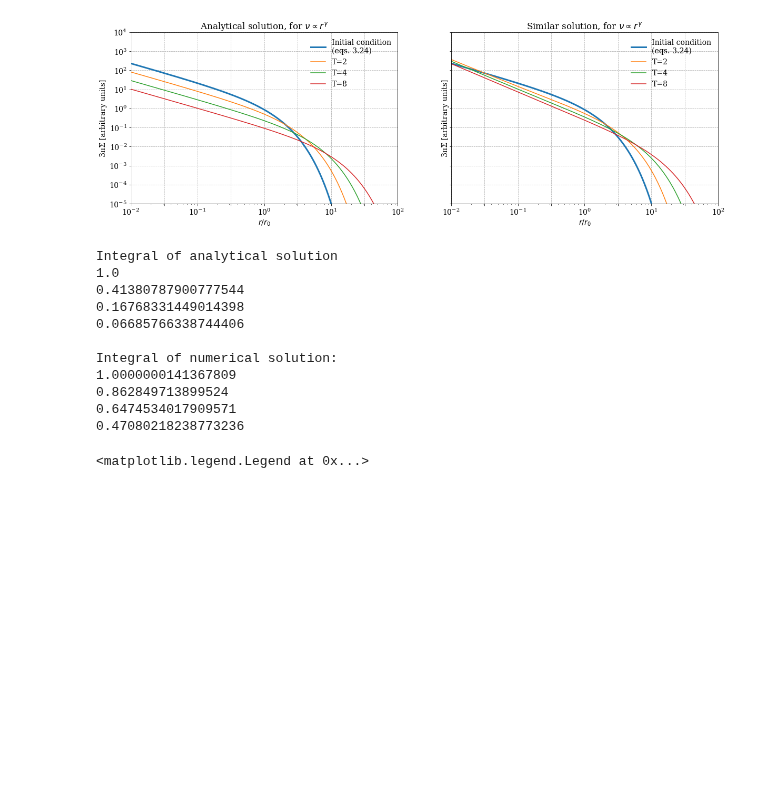
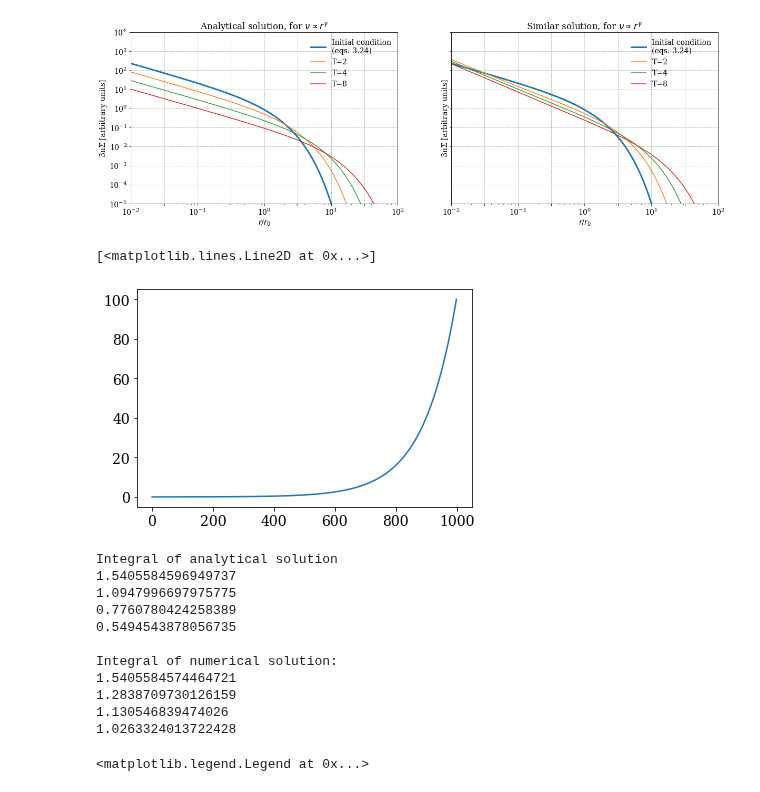
Before and after one commit to agent031/bachelor_code, a Jupyter notebook: Simple_solutions/viscosity_power_law_loggrid.ipynb, the cells around one changed output. Saved outputs shown, nothing was run; the diff lists cells and outputs as text; code cells hidden in the pictures; blank space fills up the shorter version.

```diff
--- a/Simple_solutions/viscosity_power_law_loggrid.ipynb
+++ b/Simple_solutions/viscosity_power_law_loggrid.ipynb
@@ -107,26 +107,31 @@ axs[1].legend(frameon=False)
 # %% [output]
 <matplotlib.legend.Legend at 0x...>
 [figure]
+# %%
+plt.plot(r_log)
+# %% [output]
+[<matplotlib.lines.Line2D at 0x...>]
+[figure, added]
 # %%
 print('Integral of analytical solution')
 for T in Tspan:
-    print(quad(lambda x: Σ(x,T), r_log[0], r_log[-1])[0])
+    print(quad(lambda x: 2 * np.pi * x * Σ(x,T), r_log[0], r_log[-1])[0])
 
 print('\nIntegral of numerical solution:')
 for i, T in enumerate(Tspan):
-    print(simpson(sol.y[:,i], r_log))
+    print(simpson(2 * np.pi * r_log * sol.y[:,i], r_log))
 # %% [output]
 Integral of analytical solution
-1.0
-0.41380787900777544
-0.16768331449014398
-0.06685766338744406
+1.5405584596949737
+1.0947996697975775
+0.7760780424258389
+0.5494543878056735
 
 Integral of numerical solution:
-1.0000000141367809
-0.862849713899524
-0.6474534017909571
-0.47080218238773236
+1.5405584574464721
+1.2838709730126159
+1.130546839474026
+1.0263324013722428
 # %%
 fig, axs = plt.subplots(figsize = (14,6))
 for i in range(4):
```
